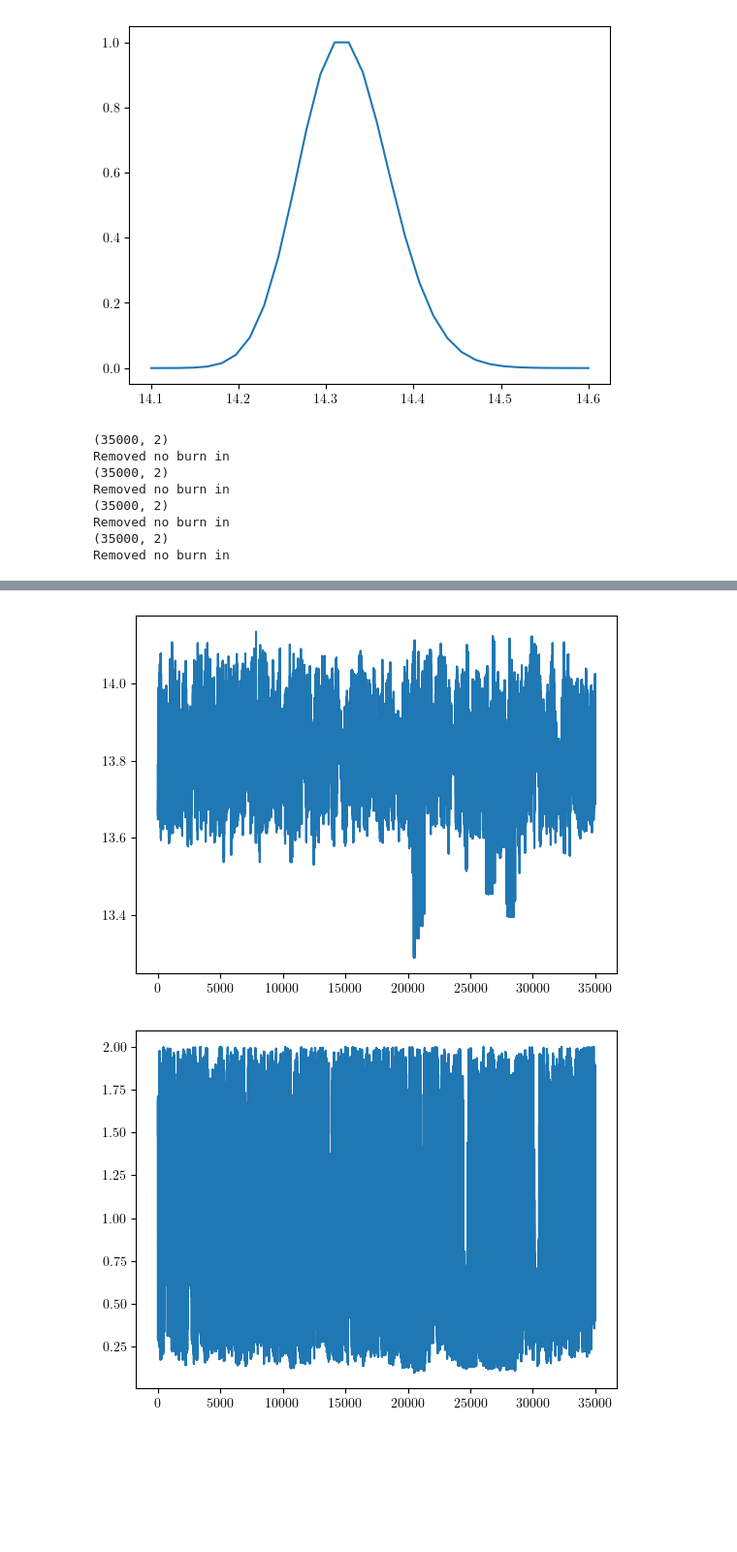
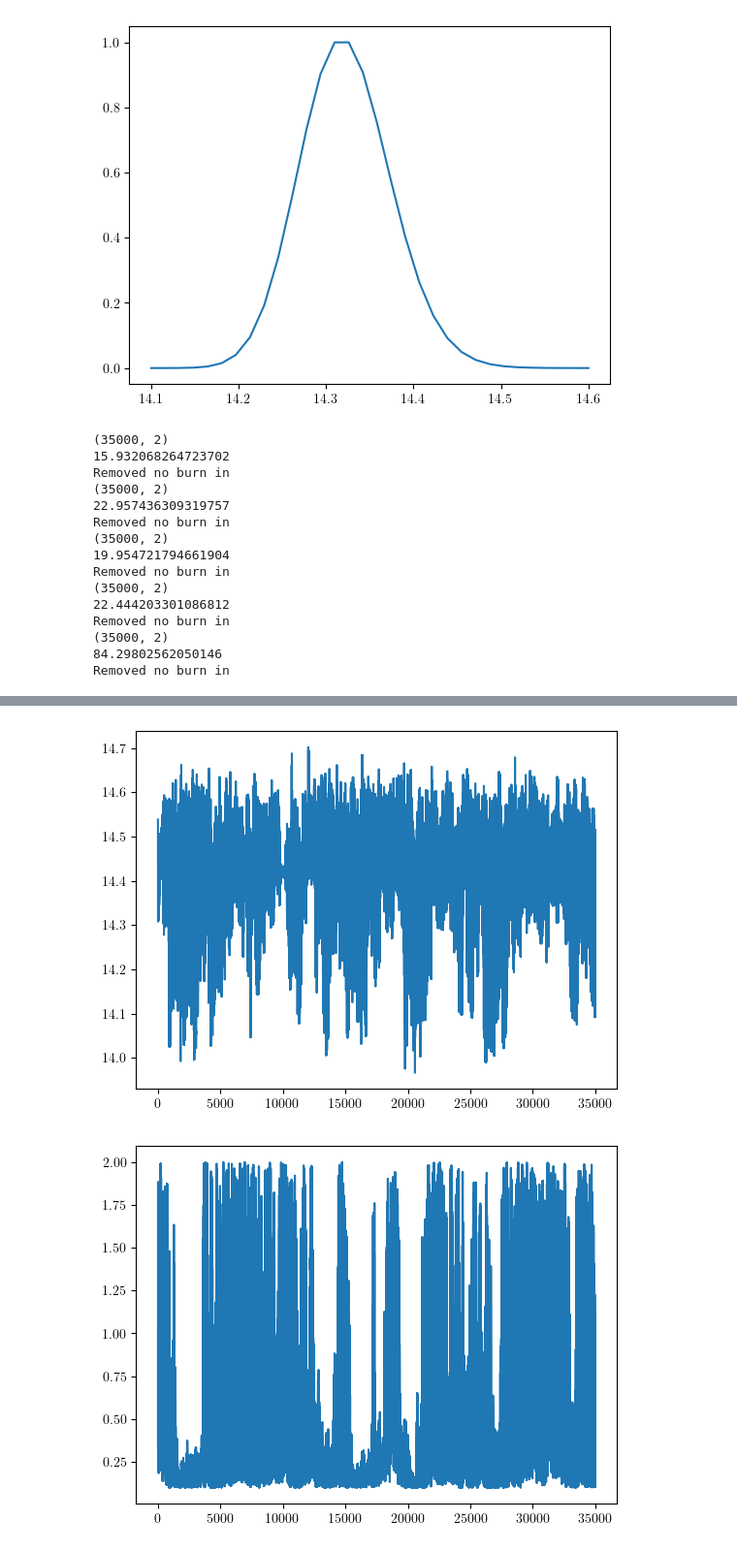
Before and after one commit to Cosmotheka/Cosmotheka_likelihoods, a Jupyter notebook: papers/ROSATx/LikelihoodExample.ipynb, the cells around one changed output, grey strips where cells are left out. Shown at 97% size. Drawn from its saved outputs; the diff is of its cells as text; code cells hidden in the pictures; blank space fills up the shorter version.

```diff
--- a/papers/ROSATx/LikelihoodExample.ipynb
+++ b/papers/ROSATx/LikelihoodExample.ipynb
@@ -254,10 +254,11 @@ from getdist import MCSamples
 from getdist import plots as gplots
 
 samples = {}
-for j in range(4):
-    d = np.load(f"chain_Mc_aT_Y3_bin{j}.npz")
+for name in [f'bin{j}' for j in range(4)]+['all']:
+    d = np.load(f"chain_Mc_aT_Y3_{name}.npz")
     chain = d['chain'][5000:]
     print(chain.shape)
+    print(np.amin(-2*d['probs']))
     for i in range(2):
         plt.figure()
         plt.plot(chain[:, i])
@@ -265,14 +266,21 @@ for j in range(4):
                      names=['Mc', 'alpha_T'],
                      ranges=[[13, 15], [0.1, 2.0]],
                      labels=[r'$\log_{10}M_c$', r'$\alpha_T$'])
-    samp.smooth_scale_2D=0.2
-    samples[f'bin{j}'] = samp
+    samp.smooth_scale_2D=0.3
+    samples[name] = samp
 # %% [output]
 (35000, 2)
+15.932068264723702
 Removed no burn in
 (35000, 2)
+22.957436309319757
 Removed no burn in
 (35000, 2)
+19.954721794661904
 Removed no burn in
 (35000, 2)
+22.444203301086812
 Removed no burn in
+(35000, 2)
+84.29802562050146
+Removed no burn in
@@ -285,2 +293,2 @@ Removed no burn in
-[figure, old version]
+[figure, new version]
-[figure, old version]
+[figure, new version]
```
Also changed, not shown: parts of 3 cells of this notebook, 2 other files.
